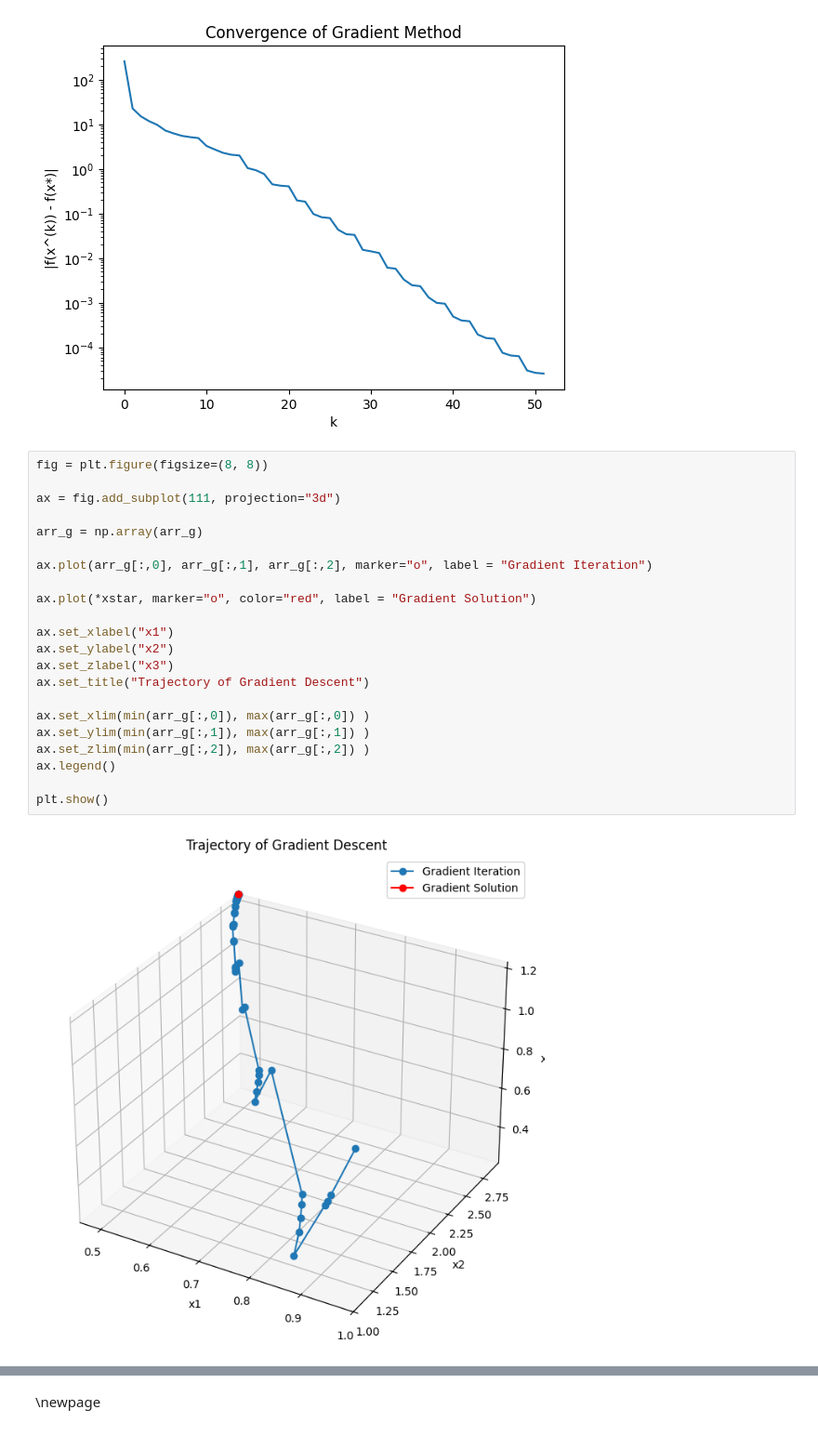
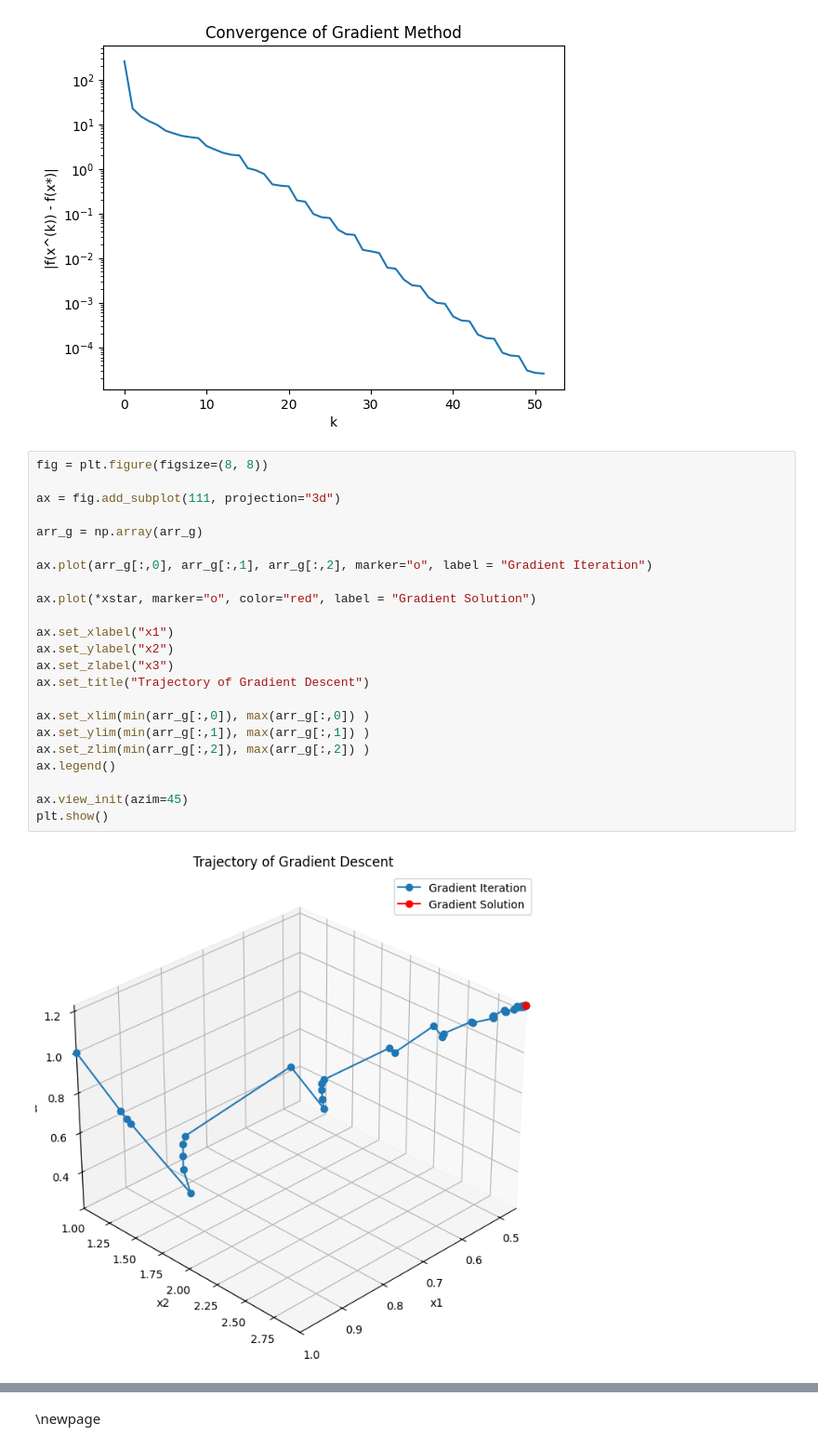
Before and after one commit to sab06tang/IEOR-160-HW-4, a Jupyter notebook: IEOR160HW4.ipynb, the cells around one changed output, grey strips where cells are left out. Shown at 93% size. Saved outputs shown, nothing was run; the diff lists cells and outputs as text.

```diff
--- a/IEOR160HW4.ipynb
+++ b/IEOR160HW4.ipynb
@@ -107,24 +109,25 @@ plt.show()
 # %%
 fig = plt.figure(figsize=(8, 8))
 
 ax = fig.add_subplot(111, projection="3d")
 
 arr_g = np.array(arr_g)
 
 ax.plot(arr_g[:,0], arr_g[:,1], arr_g[:,2], marker="o", label = "Gradient Iteration")
 
 ax.plot(*xstar, marker="o", color="red", label = "Gradient Solution")
 
 ax.set_xlabel("x1")
 ax.set_ylabel("x2")
 ax.set_zlabel("x3")
 ax.set_title("Trajectory of Gradient Descent")
 
 ax.set_xlim(min(arr_g[:,0]), max(arr_g[:,0]) )
 ax.set_ylim(min(arr_g[:,1]), max(arr_g[:,1]) )
 ax.set_zlim(min(arr_g[:,2]), max(arr_g[:,2]) )
 ax.legend()
 
+ax.view_init(azim=45)
 plt.show()
 # %% [output]
-[figure, old version]
+[figure, new version]
```
Also changed, not shown: parts of 7 cells of this notebook.
